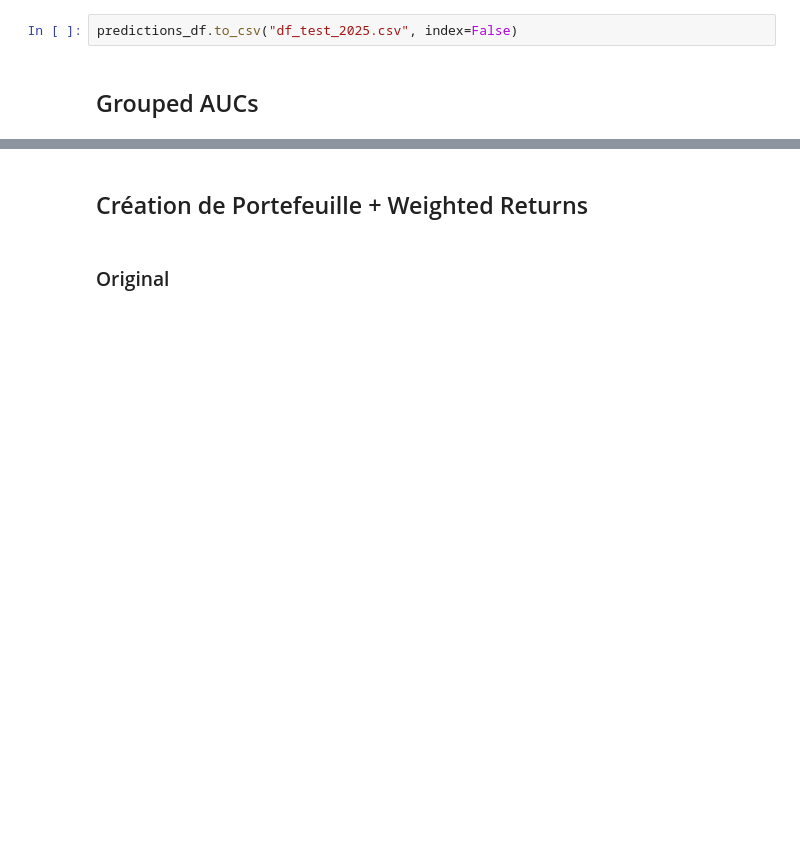
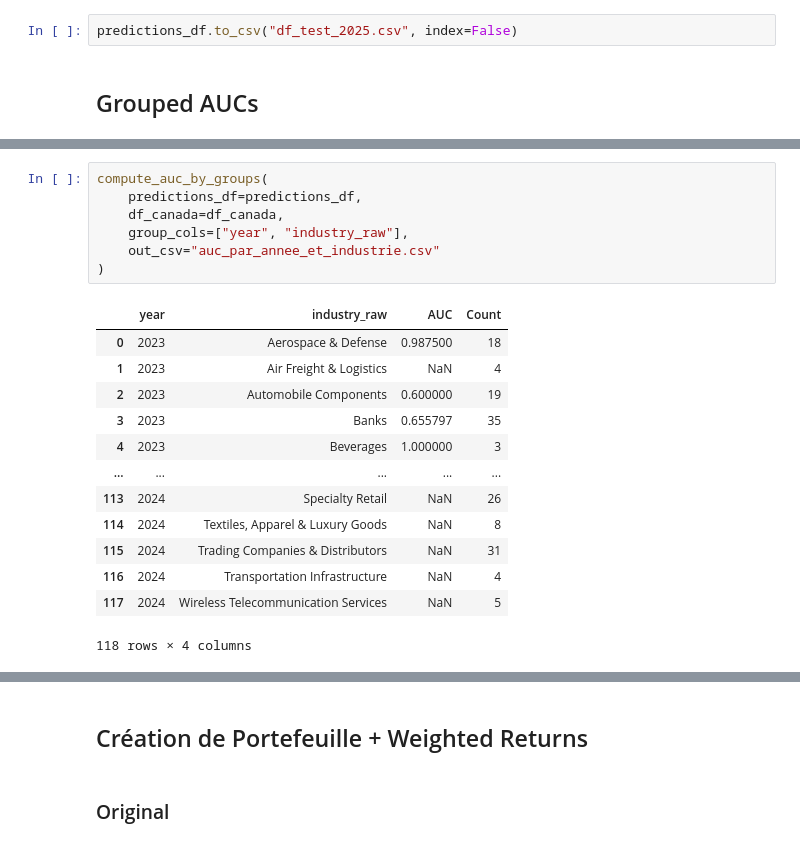
Before and after one commit to DominicPrenovost/AutoML-Practice, a Jupyter notebook: Target Net Income copy.ipynb, the cells around one changed output, grey strips where cells are left out. Saved outputs shown, nothing was run; the diff lists cells and outputs as text; blank space fills up the shorter version.

```diff
--- a/Target Net Income copy.ipynb
+++ b/Target Net Income copy.ipynb
@@ -303,0 +383,21 @@ grouped_aucs
+# %%
+compute_auc_by_groups(
+    predictions_df=predictions_df,
+    df_canada=df_canada,
+    group_cols=["year", "industry_raw"],
+    out_csv="auc_par_annee_et_industrie.csv"
+)
+# %% [output]
+|  | year | industry_raw | AUC | Count |
+| 0 | 2023 | Aerospace & Defense | 0.987500 | 18 |
+| 1 | 2023 | Air Freight & Logistics | NaN | 4 |
+| 2 | 2023 | Automobile Components | 0.600000 | 19 |
+| 3 | 2023 | Banks | 0.655797 | 35 |
+| 4 | 2023 | Beverages | 1.000000 | 3 |
+| ... | ... | ... | ... | ... |
+| 113 | 2024 | Specialty Retail | NaN | 26 |
+| 114 | 2024 | Textiles, Apparel & Luxury Goods | NaN | 8 |
+| 115 | 2024 | Trading Companies & Distributors | NaN | 31 |
+| 116 | 2024 | Transportation Infrastructure | NaN | 4 |
+| 117 | 2024 | Wireless Telecommunication Services | NaN | 5 |
+118 rows × 4 columns
```
Also changed, not shown: parts of 8 cells of this notebook, 5 other files.
